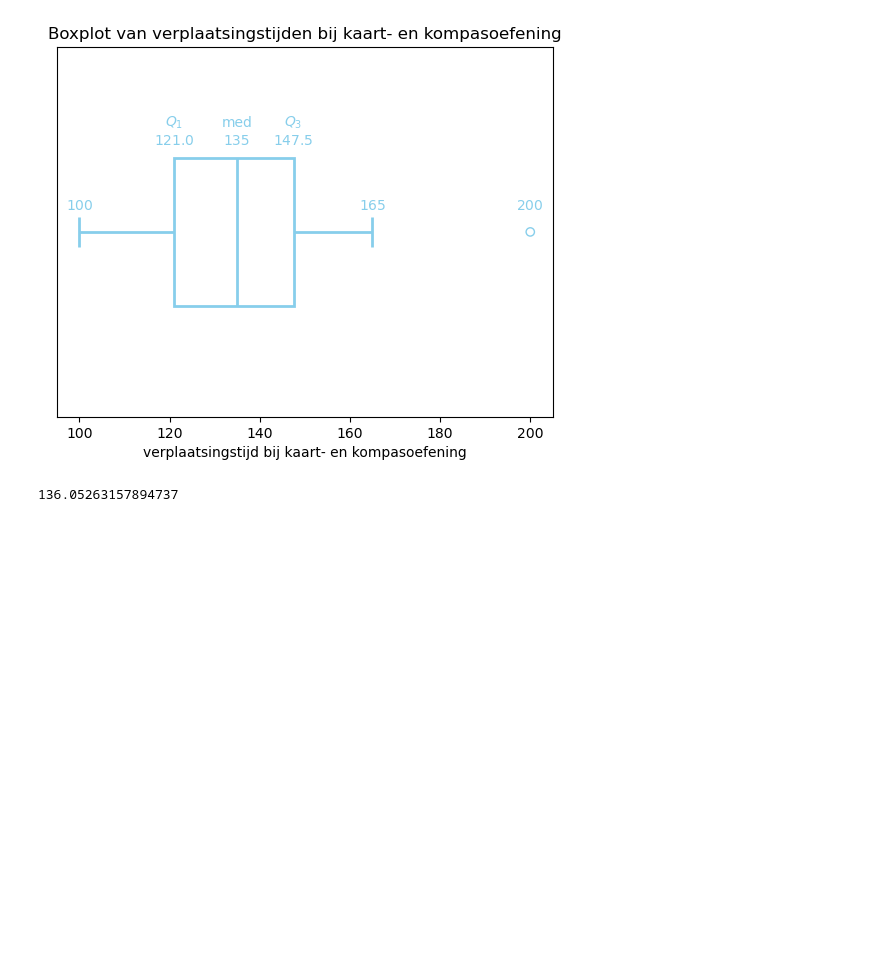
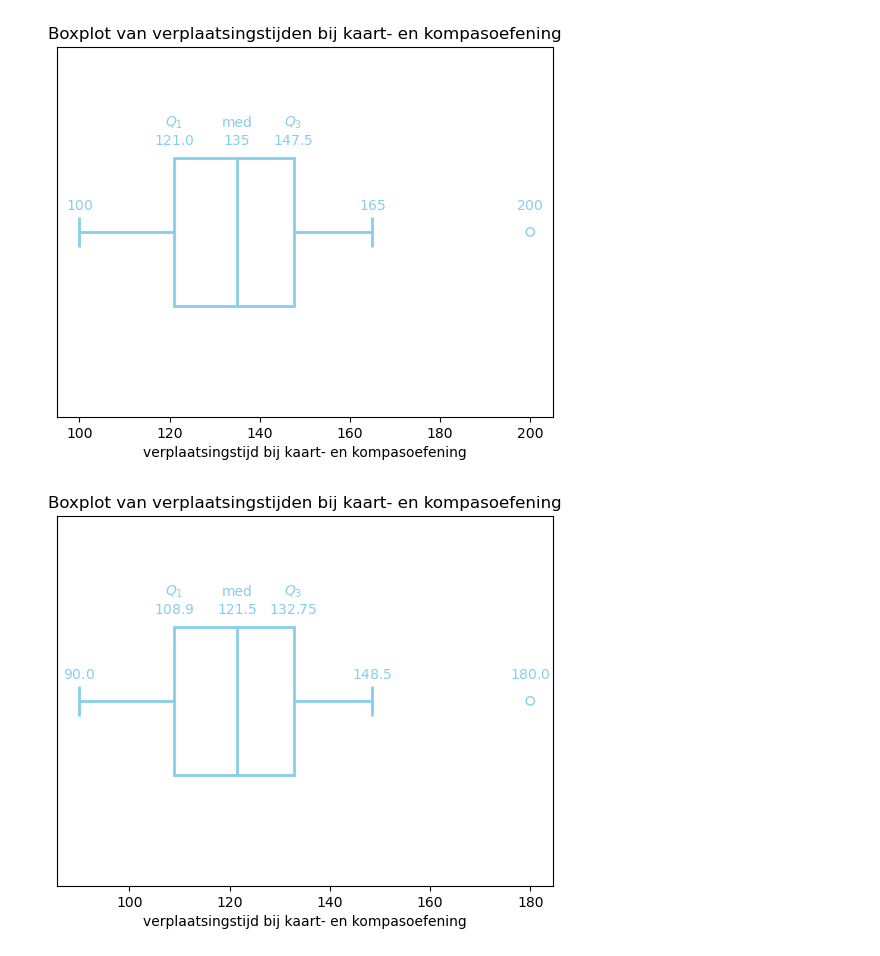
Before and after one commit to DBlom96/Statistiek, a Jupyter notebook: Python/Boxplots.ipynb, the cells around one changed output. Drawn from its saved outputs; the diff is of its cells as text; code cells hidden in the pictures; blank space fills up the shorter version.

```diff
--- a/Python/Boxplots.ipynb
+++ b/Python/Boxplots.ipynb
@@ -284,7 +284,6 @@ plot_horizontal_boxplot(data, title="Boxplot van verplaatsingstijden bij kaart-
 # %% [output]
 [figure]
 # %%
-mean = sum(data) / len(data)
-mean
+plot_horizontal_boxplot(0.9 * data, title="Boxplot van verplaatsingstijden bij kaart- en kompasoefening", xlabel="verplaatsingstijd bij kaart- en kompasoefening", filename="20261016_exam_boxplot_90%.png")
 # %% [output]
-136.05263157894737
+[figure, added]
```
Also changed, not shown: 11 other files.
